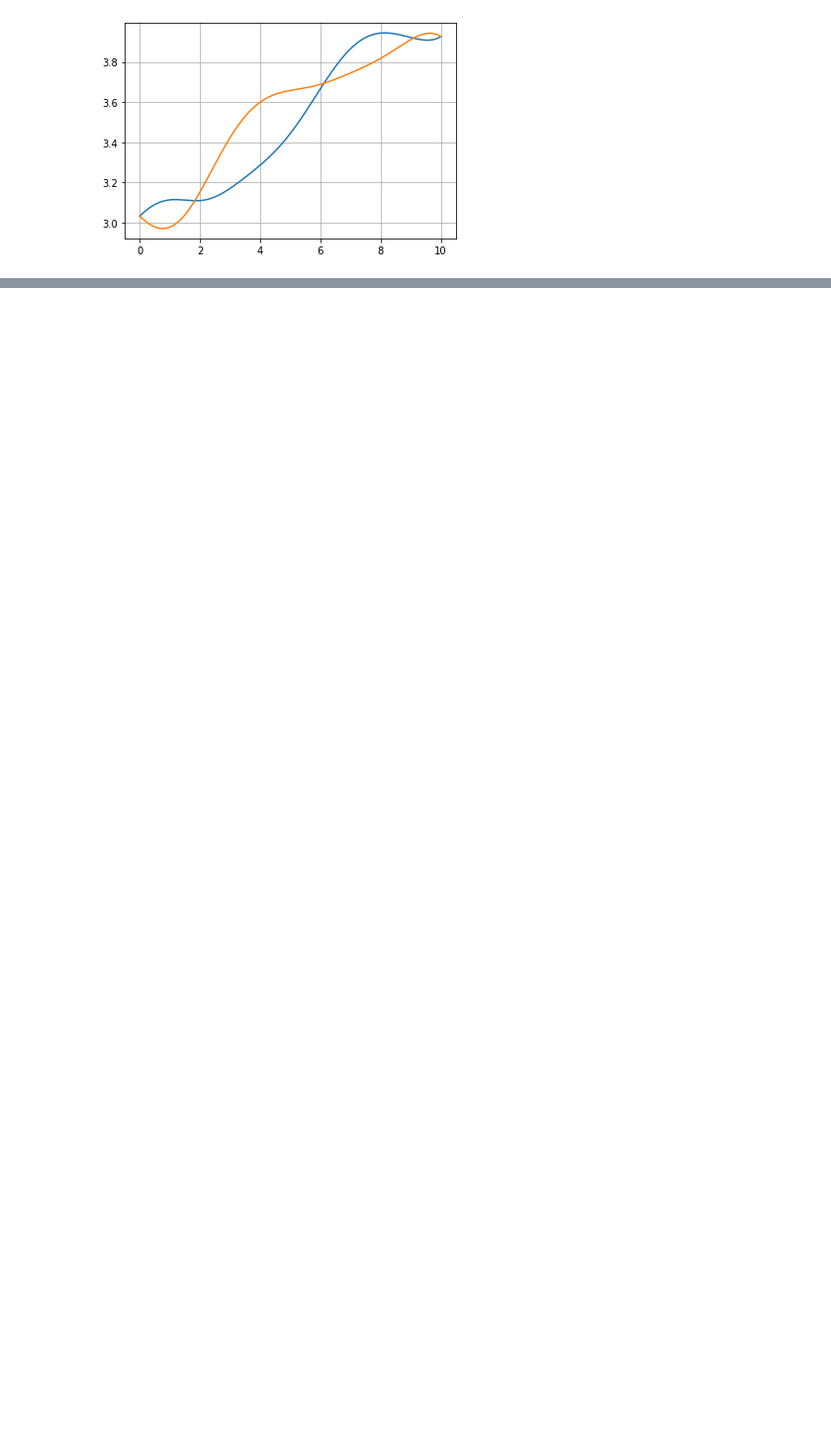
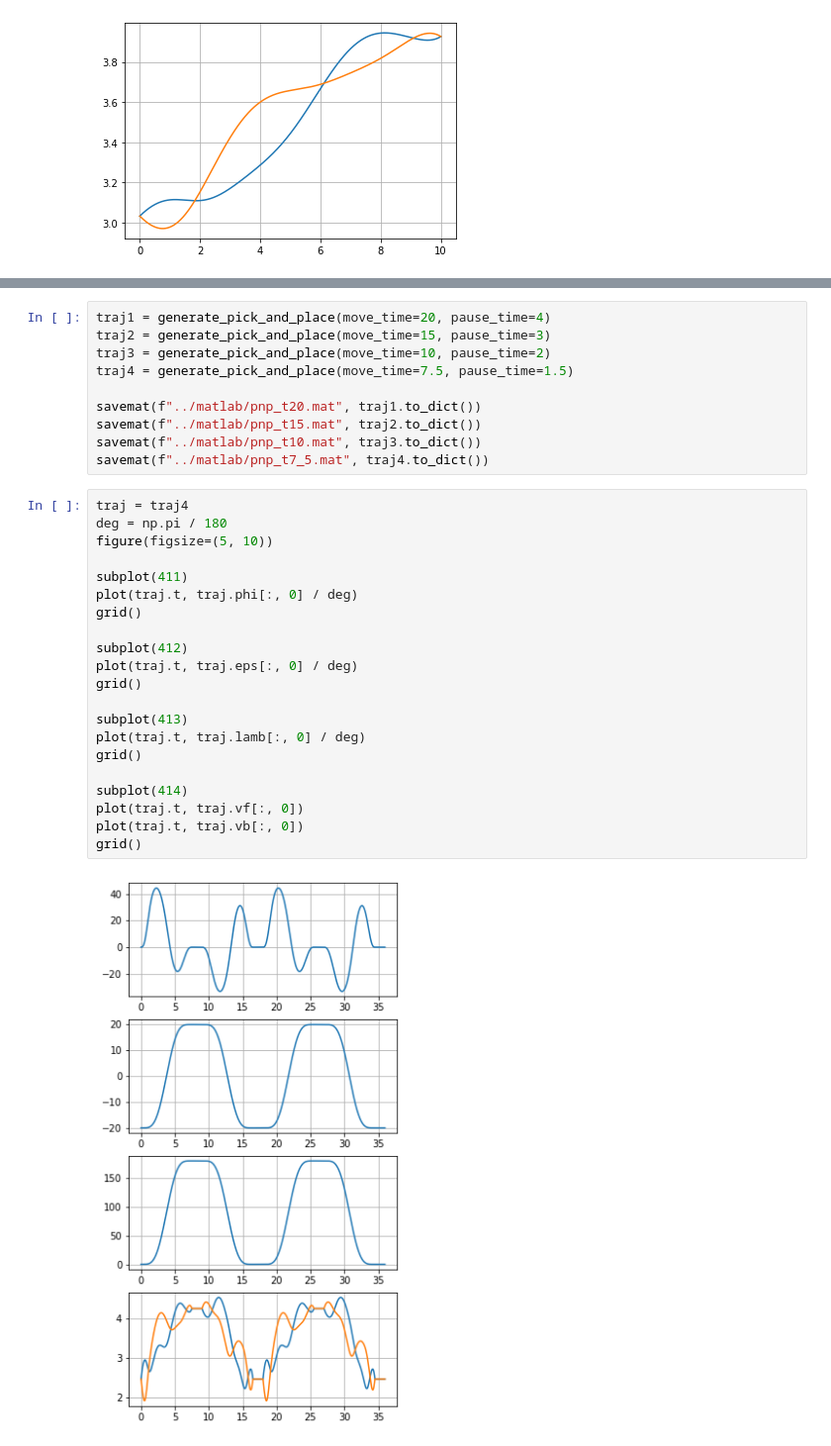
Before and after one commit to Rojetto/helicopter_thesis_code, a Jupyter notebook: scripts/plan_trajectory.ipynb, the cells around one changed output, grey strips where cells are left out. Shown at 99% size. Drawn from its saved outputs; the diff is of its cells as text; blank space fills up the shorter version.

Commit message:
Generate a few pick and place type trajectories
Fix off-by-one time vector error

```diff
--- a/scripts/plan_trajectory.ipynb
+++ b/scripts/plan_trajectory.ipynb
@@ -53,0 +117,33 @@ show()
+# %%
+traj1 = generate_pick_and_place(move_time=20, pause_time=4)
+traj2 = generate_pick_and_place(move_time=15, pause_time=3)
+traj3 = generate_pick_and_place(move_time=10, pause_time=2)
+traj4 = generate_pick_and_place(move_time=7.5, pause_time=1.5)
+
+savemat(f"../matlab/pnp_t20.mat", traj1.to_dict())
+savemat(f"../matlab/pnp_t15.mat", traj2.to_dict())
+savemat(f"../matlab/pnp_t10.mat", traj3.to_dict())
+savemat(f"../matlab/pnp_t7_5.mat", traj4.to_dict())
+# %%
+traj = traj4
+deg = np.pi / 180
+figure(figsize=(5, 10))
+
+subplot(411)
+plot(traj.t, traj.phi[:, 0] / deg)
+grid()
+
+subplot(412)
+plot(traj.t, traj.eps[:, 0] / deg)
+grid()
+
+subplot(413)
+plot(traj.t, traj.lamb[:, 0] / deg)
+grid()
+
+subplot(414)
+plot(traj.t, traj.vf[:, 0])
+plot(traj.t, traj.vb[:, 0])
+grid()
+# %% [output]
+[figure, added]
```
Also changed, not shown: parts of 2 cells of this notebook, 5 other files.
